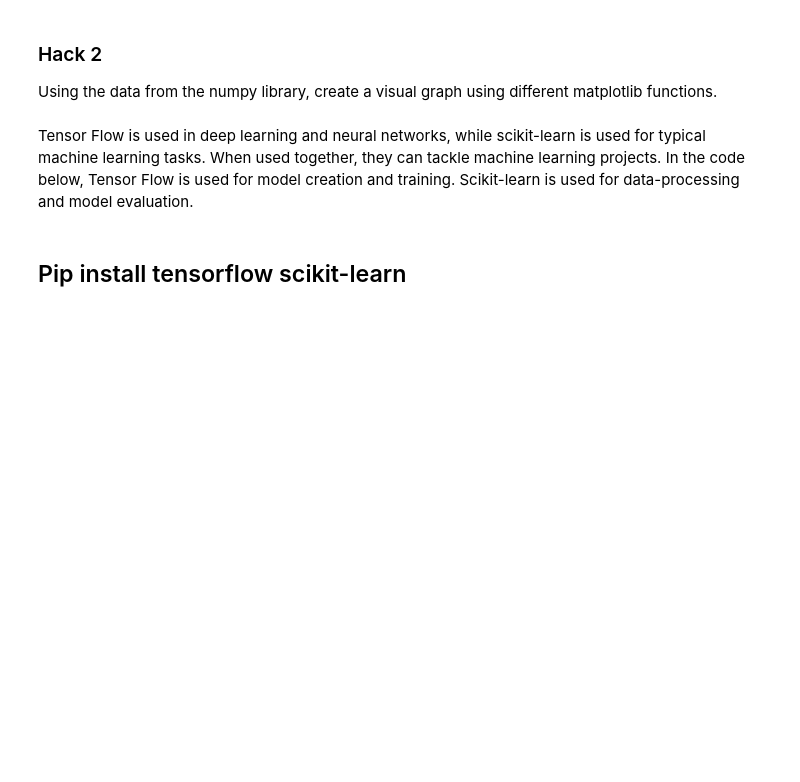
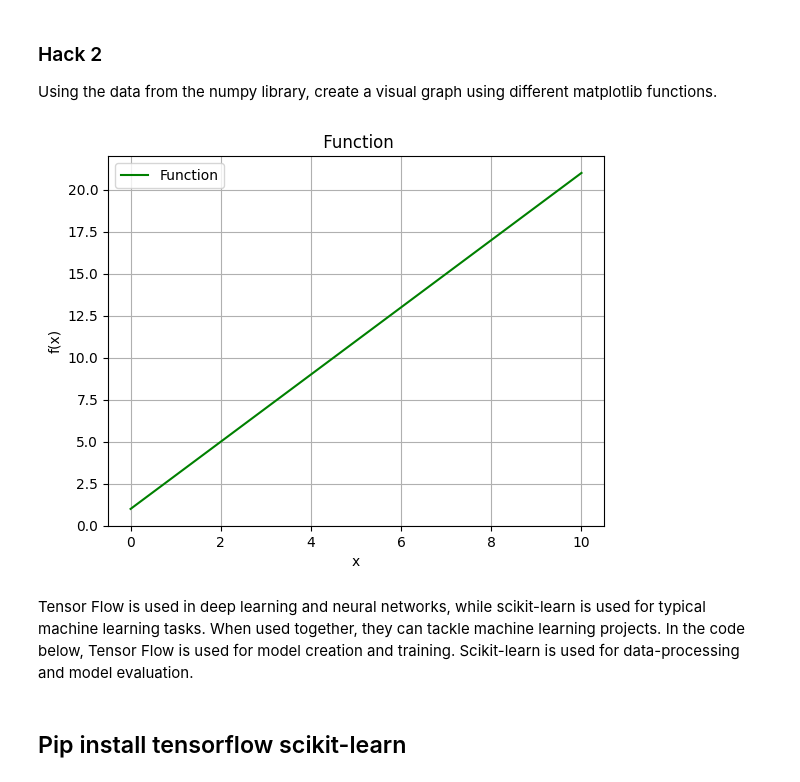
Before and after one commit to SOoctosnake/student-1, a Jupyter notebook: _notebooks/2023-10-26-Python-Libraries.ipynb, the cells around one changed output. Drawn from its saved outputs; the diff is of its cells as text; code cells hidden in the pictures; blank space fills up the shorter version.

```diff
--- a/_notebooks/2023-10-26-Python-Libraries.ipynb
+++ b/_notebooks/2023-10-26-Python-Libraries.ipynb
@@ -120,14 +145,24 @@ Using the data from the numpy library, create a visual graph using different mat
 # %%
 import numpy as np
 import matplotlib.pyplot as plt
 
 # Generate data for two lines
 x = np.linspace(0, 10, 50)  # Create an array of values from 0 to 10
-y1 = 2 * x + 1  # Set of data poits
+y = (2 * x) + 1  # Set of data poits
+
+plt.plot(x,y,label="Function",color="green",linestyle='-')
+plt.title(' Function')  # Set the title
+plt.xlabel('x')  # Label for the x-axis
+plt.ylabel('f(x)')  # Label for the y-axis
+plt.grid(True)  # Display a grid
+plt.legend()  # Show the legend
+plt.show()  # Display the plot
 
 # Create and display a plot using Matplotlib
 
 # your code here
+# %% [output]
+[figure, added]
 # %% [markdown]
 Tensor Flow is used in deep learning and neural networks, while scikit-learn is used for typical machine learning tasks. When used together, they can tackle machine learning projects. In the code below, Tensor Flow is used for model creation and training. Scikit-learn is used for data-processing and model evaluation.
 # %% [markdown]
```
Also changed, not shown: parts of 5 cells of this notebook, 1 other file.
